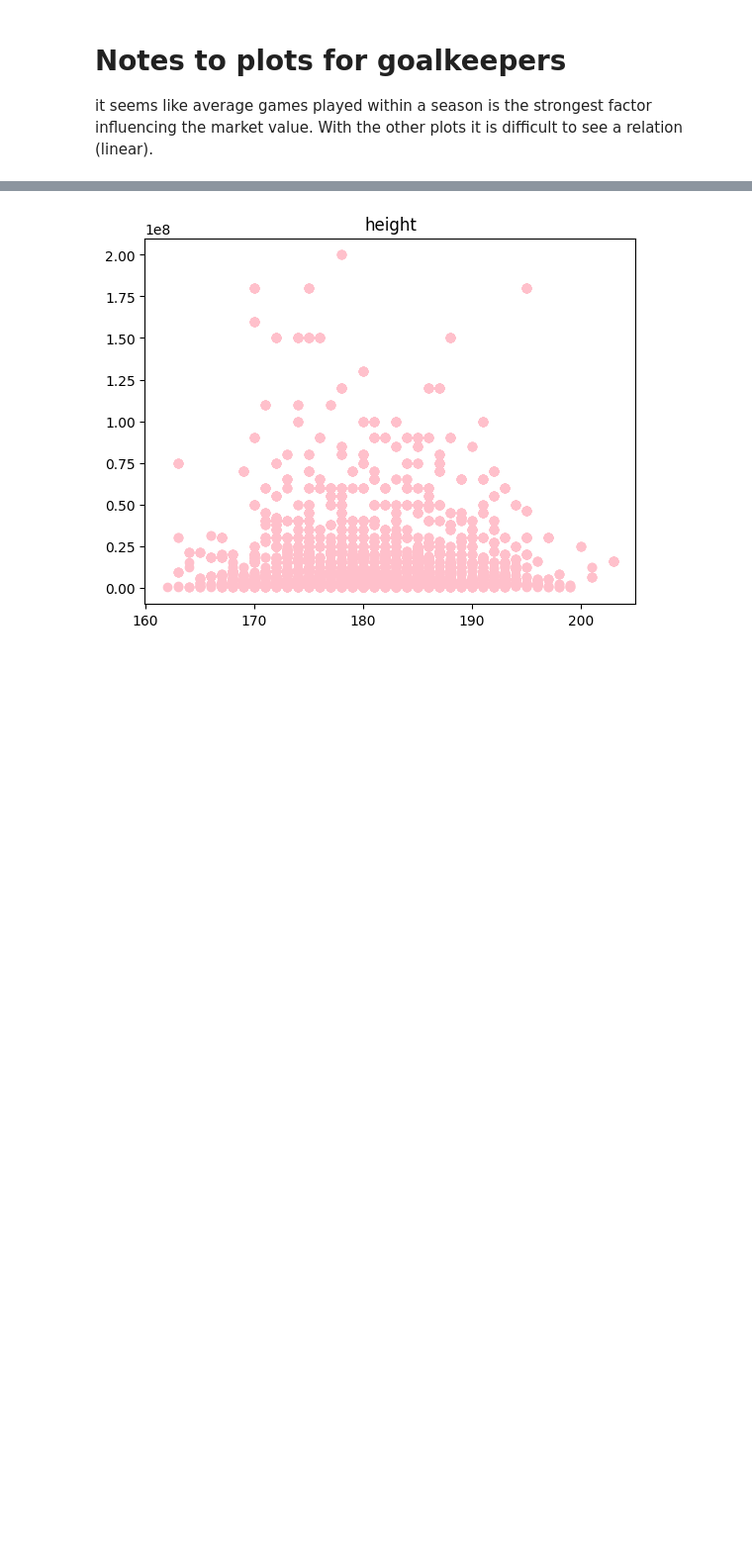
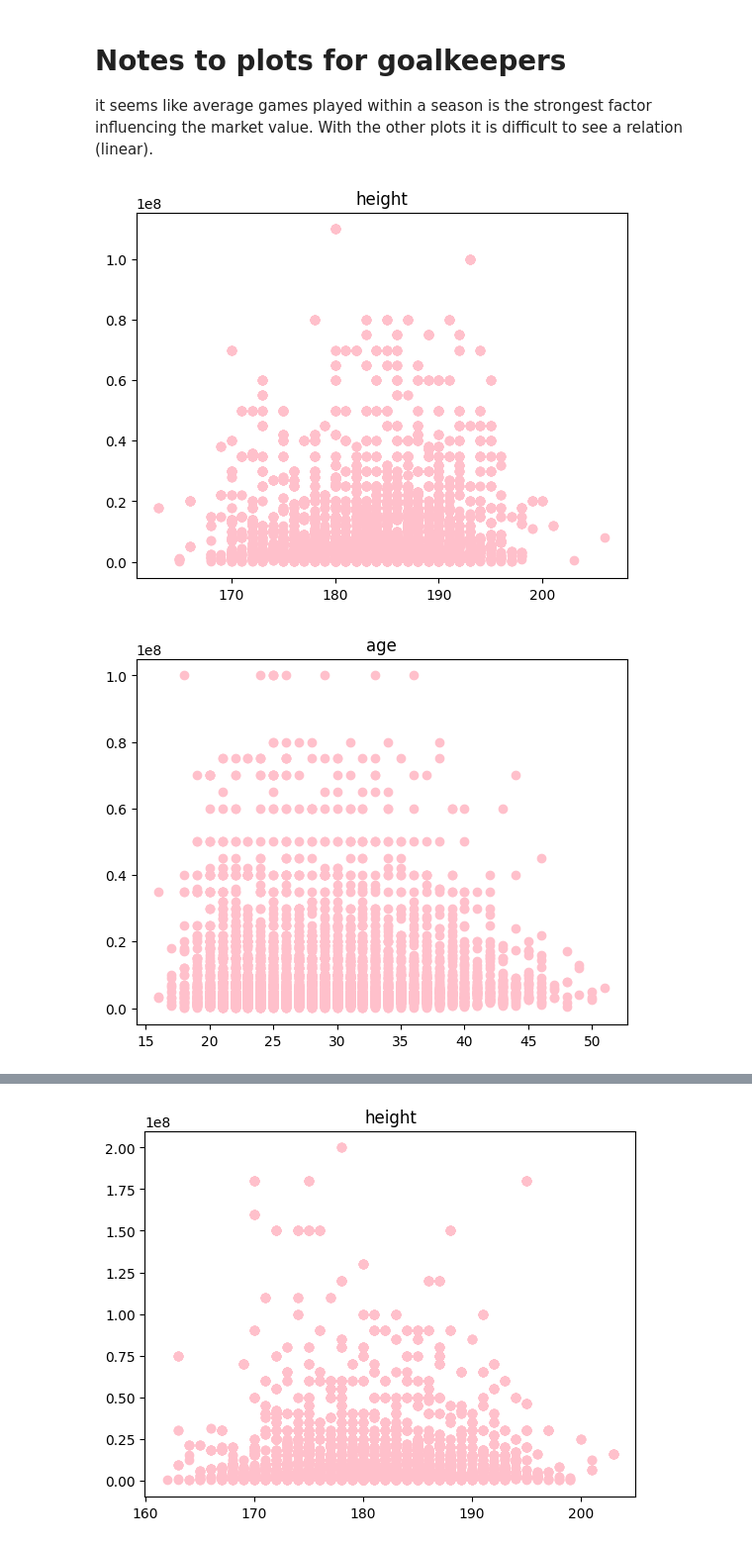
Before and after one commit to camille-sophiie/sports-data, a Jupyter notebook: code/02_Scatterplots_nicole.ipynb, the cells around one changed output, grey strips where cells are left out. Shown at 99% size. Cells and saved outputs as stored; diff of their text form; code cells hidden in the pictures; blank space fills up the shorter version.

Commit message:
scatterplots modells

```diff
--- a/code/02_Scatterplots_nicole.ipynb
+++ b/code/02_Scatterplots_nicole.ipynb
@@ -49,3 +49,7 @@ goalkeeper_df
 | 25893 | 667991 | Alaa Bellaarouch | FR1 | Morocco | 188.0 | right | Goalkeeper | 200000.0 | ... |
 | 25913 | 127202 | Matz Sels | GB1 | Belgium | 188.0 | right | Goalkeeper | 8000000.0 | ... |
 2033 rows × 23 columns
+# %%
+# Filter for Defender
+defender_df = cleaned_df[cleaned_df['position'] == 'Defender']
+defender_df
@@ -145,3 +181,58 @@ TypeError: 'value' must be an instance of str or bytes, not a float
 # %% [markdown]
 # Notes to plots for goalkeepers
 it seems like average games played within a season is the strongest factor influencing the market value. With the other plots it is difficult to see a relation (linear).
+# %%
+# Scatterplot Defense
+
+# height
+plt.scatter(defender_df['height'], defender_df['highest_market_value'], c ="pink")
+plt.title('height')
+plt.show()
+
+# age
+plt.scatter(defender_df['age'], defender_df['highest_market_value'], c ="pink")
+plt.title('age')
+plt.show()
+
+# year
+plt.scatter(defender_df['year'], defender_df['highest_market_value'], c ="pink")
+plt.title('number of seasons')
+plt.show()
+
+# average minutes
+plt.scatter(defender_df['average_minutes'], defender_df['highest_market_value'], c ="pink")
+plt.title('average minutes played per game')
+plt.show()
+
+# red cards average
+plt.scatter(defender_df['red_cards_avg'], defender_df['highest_market_value'], c ="pink")
+plt.title('average red cards per game')
+plt.show()
+
+# yellow cards average
+plt.scatter(defender_df['red_cards_avg'], defender_df['highest_market_value'], c ="pink")
+plt.title('average yellow cards per game')
+plt.show()
+
+# average assists
+plt.scatter(defender_df['avg_assists_per_year'], defender_df['highest_market_value'], c ="pink")
+plt.title('average assists per game')
+plt.show()
+
+# average goals
+plt.scatter(defender_df['avg_goals_per_year'], defender_df['highest_market_value'], c ="pink")
+plt.title('average goals per game')
+plt.show()
+
+# average games per year
+plt.scatter(defender_df['avg_games_per_year'], defender_df['highest_market_value'], c ="pink")
+plt.title('average games per year')
+plt.show()
+
+# League
+plt.scatter(defender_df['competition_id'], defender_df['highest_market_value'], c ="pink")
+plt.title('League')
+plt.show()
+# %% [output]
+[figure, added]
+[figure, added]
```
Also changed, not shown: parts of 4 cells of this notebook, 2 other files.
